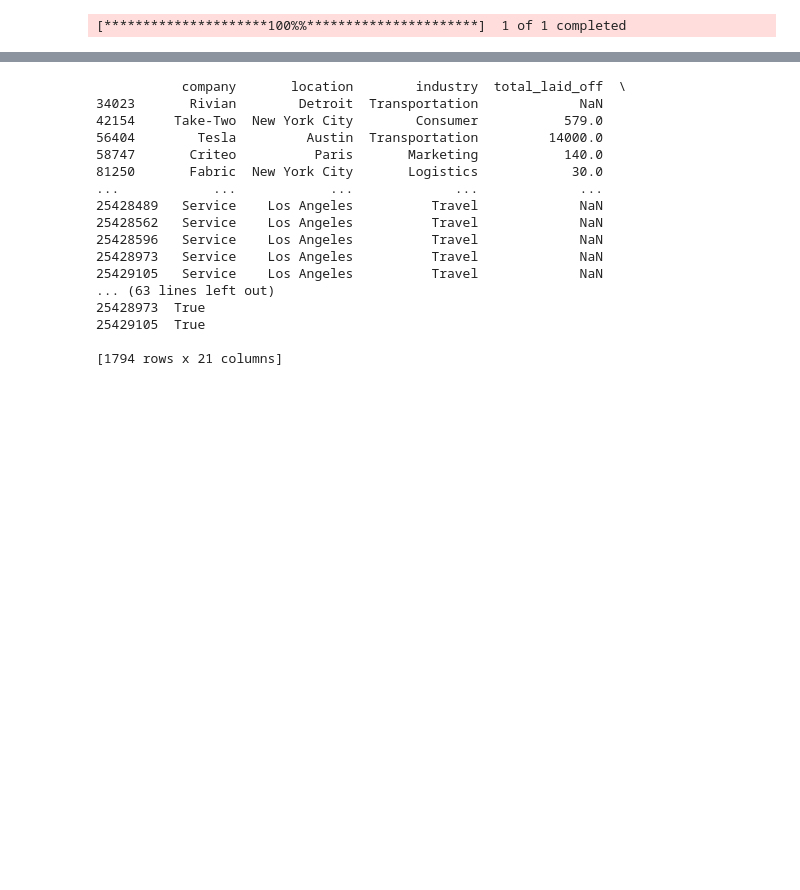
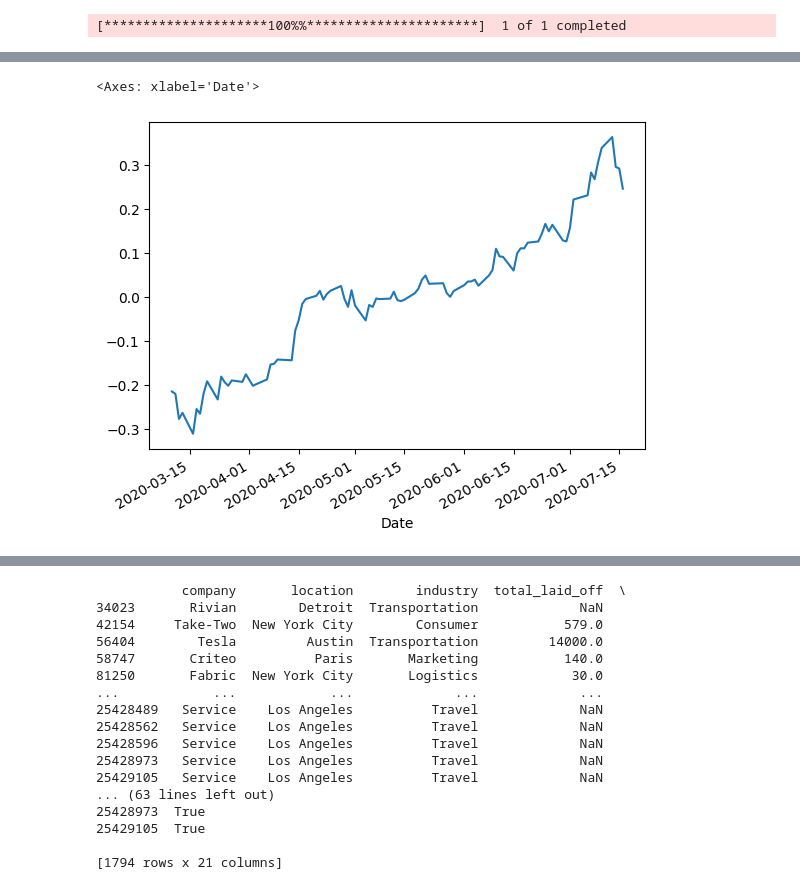
Before and after one commit to shwaylay/CMSC828A_Final_Proj, a Jupyter notebook: datasets/try_yfinance.ipynb, the cells around one changed output, grey strips where cells are left out. Drawn from its saved outputs; the diff is of its cells as text; code cells hidden in the pictures; blank space fills up the shorter version.

```diff
--- a/datasets/try_yfinance.ipynb
+++ b/datasets/try_yfinance.ipynb
@@ -9,0 +29,6 @@ pdr.get_data_yahoo("AMZN", start="2020-03-10", end="2024-04-18").to_csv("amazon_
+# %%
+x = df['Open'][:90]
+((x- x.mean()) / x.mean()).plot()
+# %% [output]
+<Axes: xlabel='Date'>
+[figure, added]
```
Also changed, not shown: parts of 19 cells of this notebook, 8 other files.
